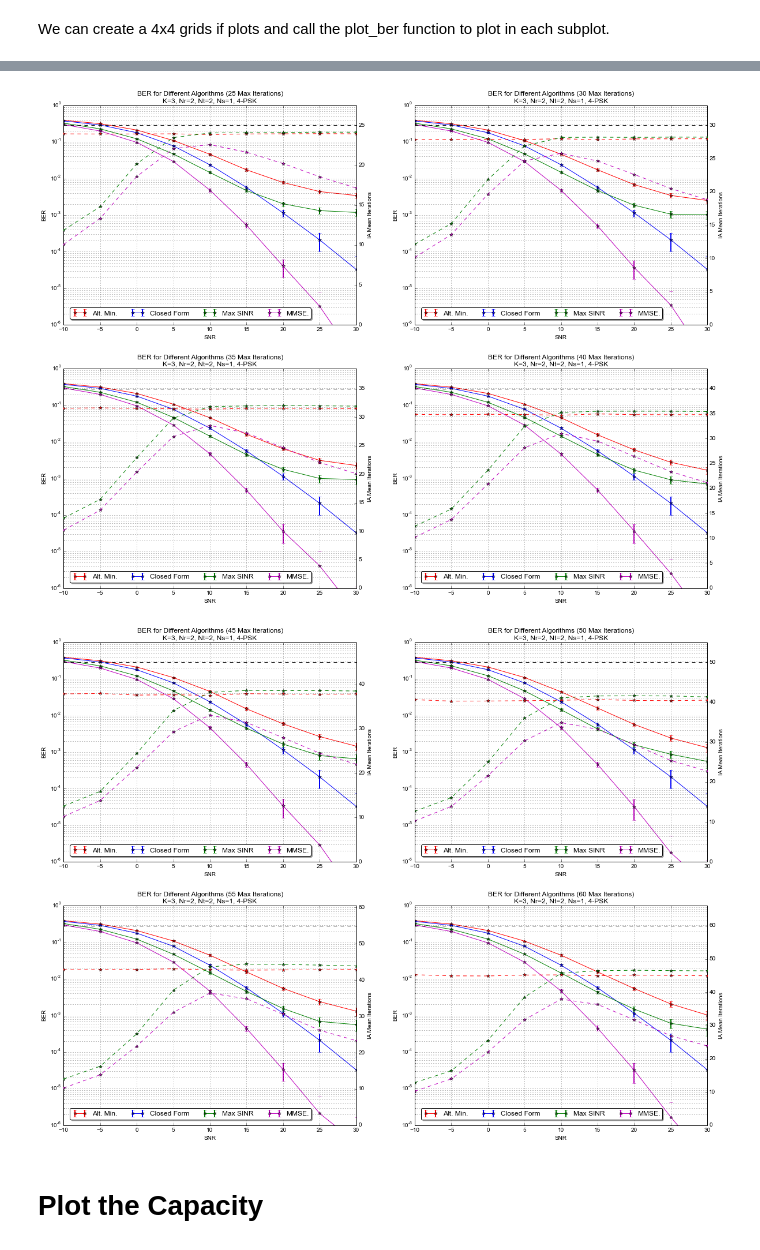
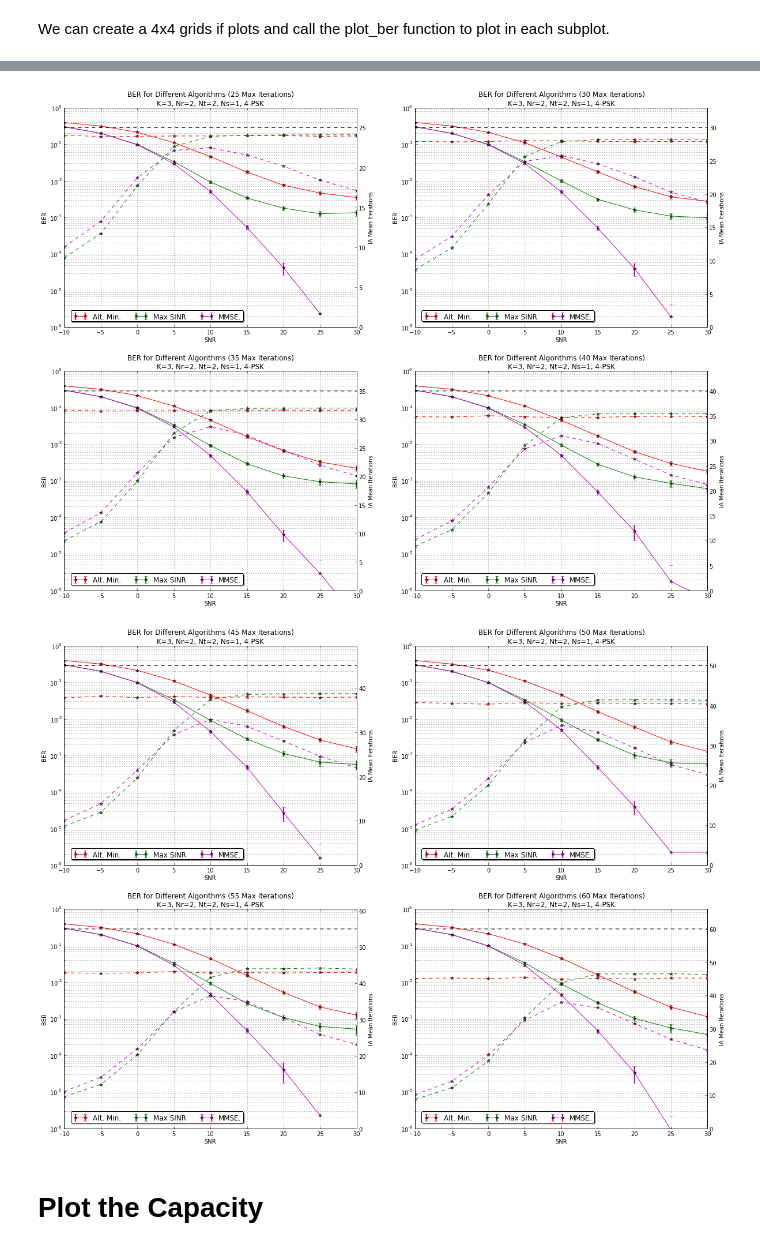
Before and after one commit to darcamo/pyphysim, a Jupyter notebook: apps/IA Results 2x2(1).ipynb, the cells around one changed output, grey strips where cells are left out. Saved outputs shown, nothing was run; the diff lists cells and outputs as text; code cells hidden in the pictures.

```diff
--- a/apps/IA Results 2x2(1).ipynb
+++ b/apps/IA Results 2x2(1).ipynb
@@ -78,16 +75,16 @@ def get_num_mean_ia_iterations(sim_results_object, fixed_params=dict()):
 # %% [markdown]
 Get the SNR values from the simulation parameters object.
 # %%
-SNR_alt_min = np.array(alt_min_results.params['SNR'])
-SNR_closed_form = np.array(closed_form_results.params['SNR'])
-SNR_max_SINR = np.array(max_sinrn_results.params['SNR'])
+SNR_alt_min = np.array(alt_min_results_2x2_1.params['SNR'])
+SNR_max_SINR = np.array(max_sinrn_results_2x2_1.params['SNR'])
 # SNR_min_leakage = np.array(min_leakage_results.params['SNR'])
-SNR_mmse = np.array(mmse_results.params['SNR'])
+SNR_mmse = np.array(mmse_CF_init_results_2x2_1.params['SNR'])
 # %% [markdown]
 Define a function that we can call to plot the BER.
 This function will plot the BER for all SNR values for the four IA algorithms, given the desired "max_iterations" parameter value.
 # %%
-def plot_ber(max_iterations, ax=None):
+def plot_ber(alt_min_results, max_sinrn_results, mmse_results, max_iterations, ax=None):
+    # Alt. Min. Algorithm
     ber_alt_min = alt_min_results.get_result_values_list(
         'ber',
         fixed_params={'max_iterations': max_iterations})
@@ -97,19 +94,7 @@ def plot_ber(max_iterations, ax=None):
         fixed_params={'max_iterations': max_iterations})
     ber_errors_alt_min = np.abs([i[1] - i[0] for i in ber_CF_alt_min])
 
-    ber_closed_form = closed_form_results.get_result_values_list(
-        'ber',
-        fixed_params={'max_iterations': max_iterations})
-    ber_CF_closed_form = closed_form_results.get_result_values_confidence_intervals(
-        'ber',
-        P=95,
-        fixed_params={'max_iterations': max_iterations})
-    ber_errors_closed_form = np.abs([i[1] - i[0] for i in ber_CF_closed_form])
-
-    # ber_closed_form_first = closed_form_first_results.get_result_values_list('ber')
-    # ber_CF_closed_form_first = closed_form_first_results.get_result_values_confidence_intervals('ber', P=95)
-    # ber_errors_closed_form_first = np.abs([i[1] - i[0] for i in ber_CF_closed_form_first])
-
+    # Max SINR Algorithm
     ber_max_sinr = max_sinrn_results.get_result_values_list(
         'ber',
         fixed_params={'max_iterations': max_iterations})
@@ -119,10 +104,7 @@ def plot_ber(max_iterations, ax=None):
         fixed_params={'max_iterations': max_iterations})
     ber_errors_max_sinr = np.abs([i[1] - i[0] for i in ber_CF_max_sinr])
 
-    # ber_min_leakage = min_leakage_results.get_result_values_list('ber')
-    # ber_CF_min_leakage = min_leakage_results.get_result_values_confidence_intervals('ber', P=95)
-    # ber_errors_min_leakage = np.abs([i[1] - i[0] for i in ber_CF_min_leakage])
-
+    # MMSE Algorithm
     ber_mmse = mmse_results.get_result_values_list(
         'ber',
         fixed_params={'max_iterations': max_iterations})
@@ -135,9 +117,7 @@ def plot_ber(max_iterations, ax=None):
     if ax is None:
         fig, ax = plt.subplots(nrows=1, ncols=1)
     ax.errorbar(SNR_alt_min, ber_alt_min, ber_errors_alt_min, fmt='-r*', elinewidth=2.0, label='Alt. Min.')
-    ax.errorbar(SNR_closed_form, ber_closed_form, ber_errors_closed_form, fmt='-b*', elinewidth=2.0, label='Closed Form')
     ax.errorbar(SNR_max_SINR, ber_max_sinr, ber_errors_max_sinr, fmt='-g*', elinewidth=2.0, label='Max SINR')
-    # ax.errorbar(SNR, ber_min_leakage, ber_errors_min_leakage, fmt='-k*', elinewidth=2.0, label='Min Leakage.')
     ax.errorbar(SNR_mmse, ber_mmse, ber_errors_mmse, fmt='-m*', elinewidth=2.0, label='MMSE.')
 
     ax.set_xlabel('SNR')
@@ -182,19 +162,19 @@ plot_ber(20, ax[1,1])
 # %%
 fig, ax = subplots(2,2,figsize=(20,15))
-plot_ber(25, ax[0,0])
-plot_ber(30, ax[0,1])
-plot_ber(35, ax[1,0])
-plot_ber(40, ax[1,1])
+plot_ber(alt_min_results_2x2_1, max_sinrn_results_2x2_1, mmse_CF_init_results_2x2_1, 25, ax[0,0])
+plot_ber(alt_min_results_2x2_1, max_sinrn_results_2x2_1, mmse_CF_init_results_2x2_1, 30, ax[0,1])
+plot_ber(alt_min_results_2x2_1, max_sinrn_results_2x2_1, mmse_CF_init_results_2x2_1, 35, ax[1,0])
+plot_ber(alt_min_results_2x2_1, max_sinrn_results_2x2_1, mmse_CF_init_results_2x2_1, 40, ax[1,1])
 # %% [output]
-[figure, old version]
+[figure, new version]
 # %%
 fig, ax = subplots(2,2,figsize=(20,15))
-plot_ber(45, ax[0,0])
-plot_ber(50, ax[0,1])
-plot_ber(55, ax[1,0])
-plot_ber(60, ax[1,1])
+plot_ber(alt_min_results_2x2_1, max_sinrn_results_2x2_1, mmse_CF_init_results_2x2_1, 45, ax[0,0])
+plot_ber(alt_min_results_2x2_1, max_sinrn_results_2x2_1, mmse_CF_init_results_2x2_1, 50, ax[0,1])
+plot_ber(alt_min_results_2x2_1, max_sinrn_results_2x2_1, mmse_CF_init_results_2x2_1, 55, ax[1,0])
+plot_ber(alt_min_results_2x2_1, max_sinrn_results_2x2_1, mmse_CF_init_results_2x2_1, 60, ax[1,1])
 # %% [output]
-[figure, old version]
+[figure, new version]
 # %% [markdown]
 # Plot the Capacity
 # %%
```
Also changed, not shown: parts of 6 cells of this notebook, 1 other file.
